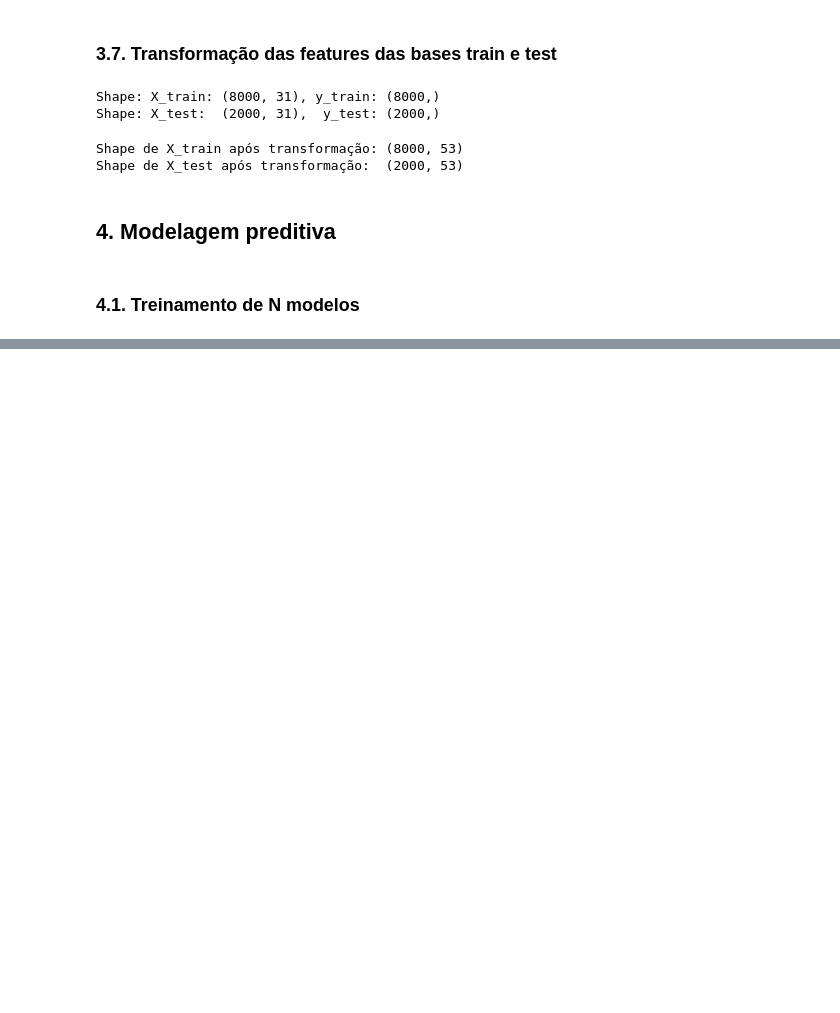
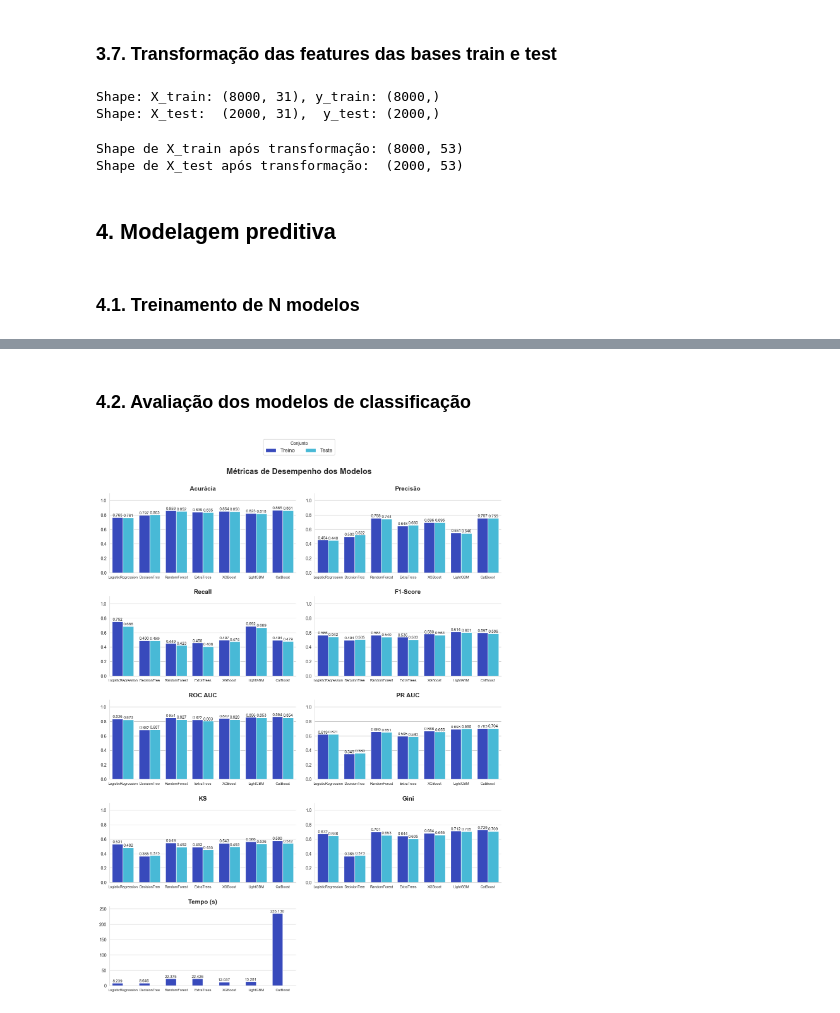
Before and after one commit to emso-exe/Churn_clientes_de_banco, a Jupyter notebook: notebooks/003_modelagem_preditiva.ipynb, the cells around one changed output, grey strips where cells are left out. Drawn from its saved outputs; the diff is of its cells as text; code cells hidden in the pictures; blank space fills up the shorter version.

Commit message:
feat: adição do item 4.2 avaliação gráfica dos modelos de classificação.

```diff
--- a/notebooks/003_modelagem_preditiva.ipynb
+++ b/notebooks/003_modelagem_preditiva.ipynb
@@ -510,3 +511,5 @@ results_df
 | 11 | LightGBM | Teste | 0.817500 | 0.545635 | 0.669100 | 0.601093 | 0.852680 | 0.697547 | 0.535797 | 0.705360 | ... |
 | 12 | CatBoost | Treino | 0.864800 | 0.757199 | 0.493730 | 0.597299 | 0.864331 | 0.703273 | 0.579700 | 0.728662 | ... |
 | 13 | CatBoost | Teste | 0.861000 | 0.754789 | 0.479319 | 0.586310 | 0.854355 | 0.704230 | 0.541541 | 0.708709 | ... |
+# %% [markdown]
+### 4.2. Avaliação dos modelos de classificação
@@ -512,0 +581,8 @@ results_df
+# %%
+# Garante que 'Tempo (s)' seja numérico
+results_df['Tempo (s)'] = pd.to_numeric(results_df['Tempo (s)'], errors='coerce')
+
+# Plota as métricas de desempenho dos modelos
+plot_metrics(results_df)
+# %% [output]
+[figure, added]
```
Also changed, not shown: parts of 5 cells of this notebook.
